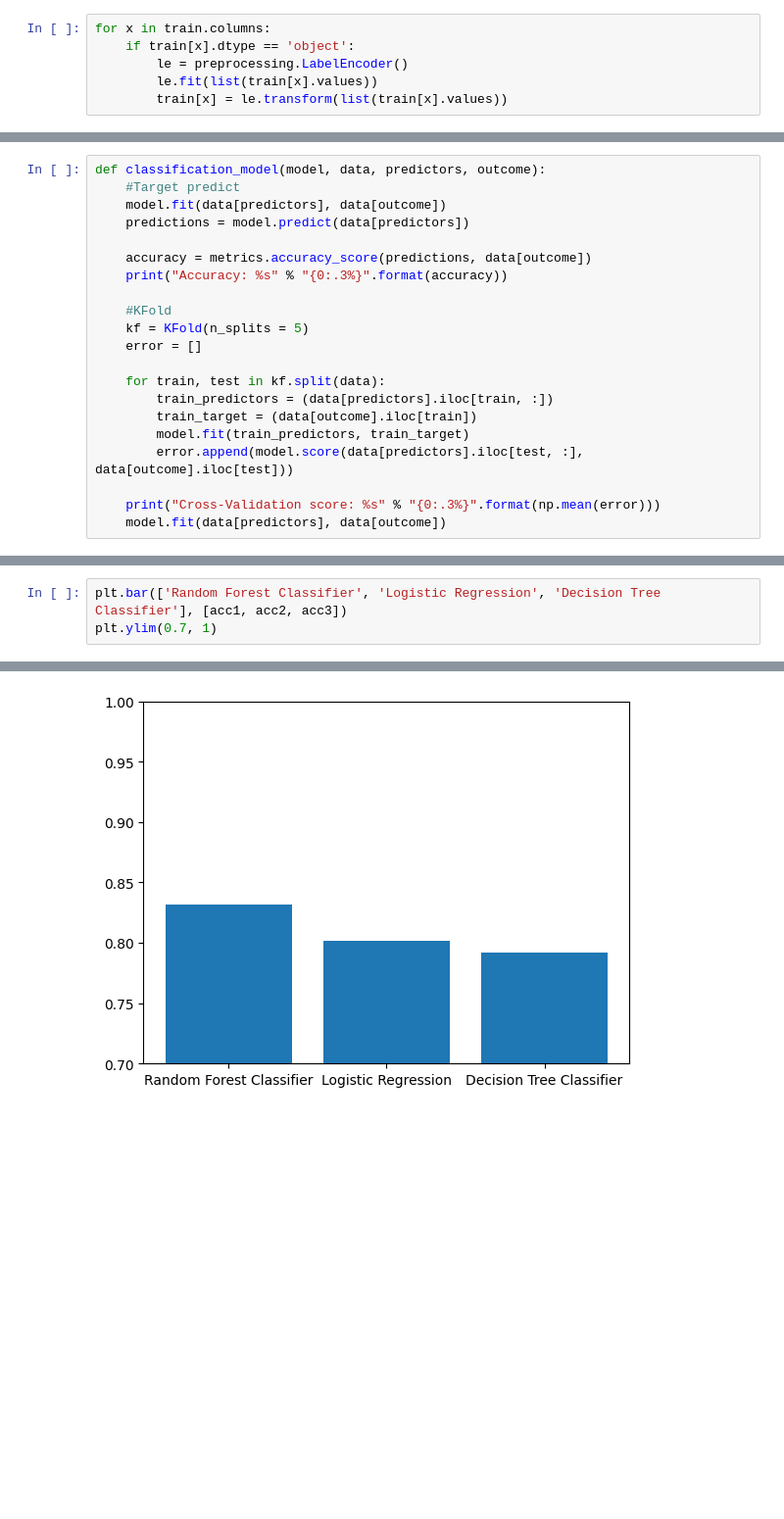
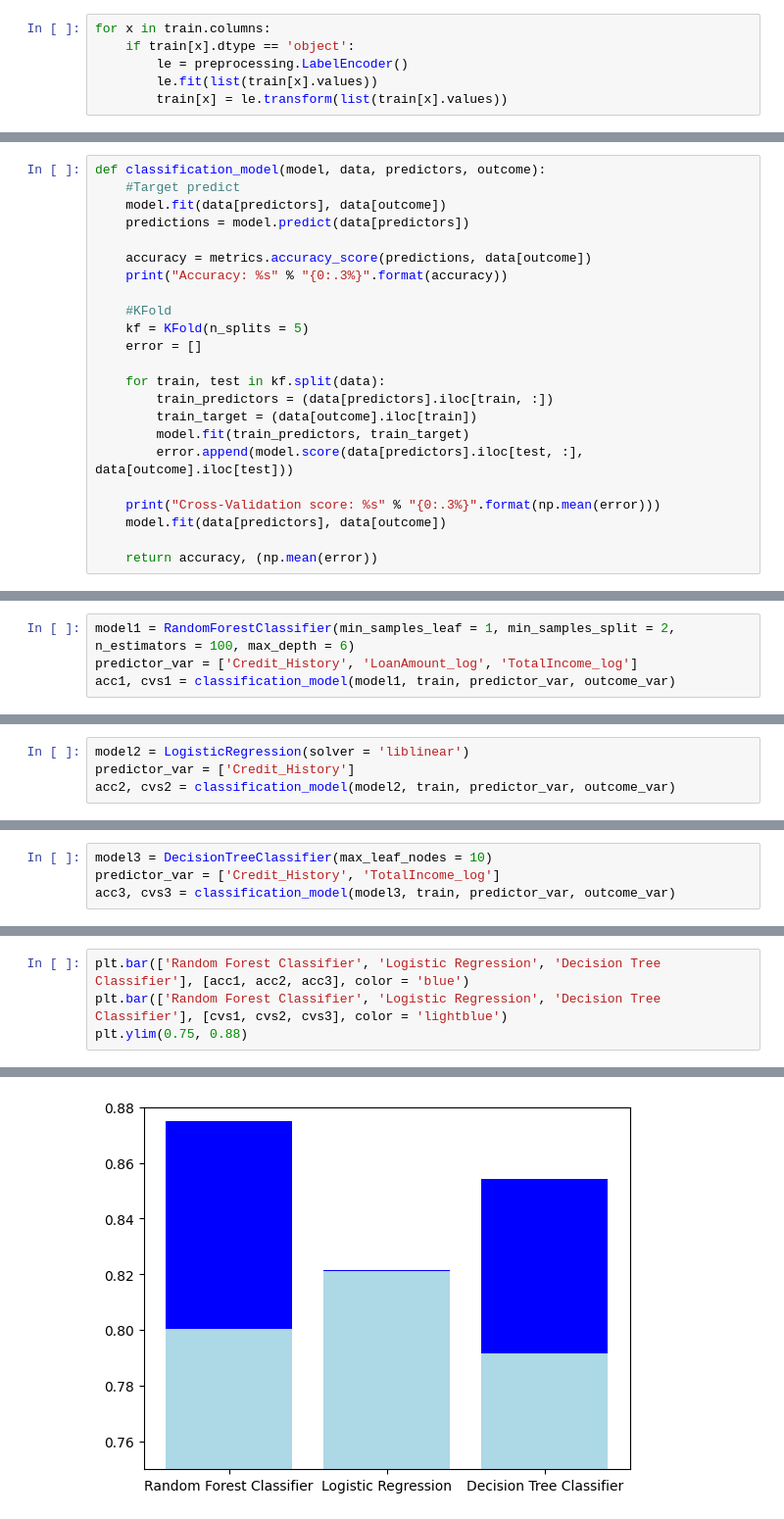
Before and after one commit to maguraaron/adatkezelo, a Jupyter notebook: beadando_nagy.ipynb, the cells around one changed output, grey strips where cells are left out. Shown at 98% size. Cells and saved outputs as stored; diff of their text form; blank space fills up the shorter version.

```diff
--- a/beadando_nagy.ipynb
+++ b/beadando_nagy.ipynb
@@ -230,4 +283,6 @@ def classification_model(model, data, predictors, outcome):
 
     print("Cross-Validation score: %s" % "{0:.3%}".format(np.mean(error)))
     model.fit(data[predictors], data[outcome])
+
+    return accuracy, (np.mean(error))
 # %%
@@ -264,0 +313,4 @@ Cross-Validation score: 80.926%
+# %%
+model1 = RandomForestClassifier(min_samples_leaf = 1, min_samples_split = 2, n_estimators = 100, max_depth = 6)
+predictor_var = ['Credit_History', 'LoanAmount_log', 'TotalIncome_log']
+acc1, cvs1 = classification_model(model1, train, predictor_var, outcome_var)
@@ -264,0 +345,4 @@ Cross-Validation score: 80.926%
+# %%
+model2 = LogisticRegression(solver = 'liblinear')
+predictor_var = ['Credit_History']
+acc2, cvs2 = classification_model(model2, train, predictor_var, outcome_var)
@@ -264,0 +375,4 @@ Cross-Validation score: 80.926%
+# %%
+model3 = DecisionTreeClassifier(max_leaf_nodes = 10)
+predictor_var = ['Credit_History', 'TotalIncome_log']
+acc3, cvs3 = classification_model(model3, train, predictor_var, outcome_var)
@@ -265,4 +382,5 @@ Cross-Validation score: 80.926%
 # %%
-plt.bar(['Random Forest Classifier', 'Logistic Regression', 'Decision Tree Classifier'], [acc1, acc2, acc3])
-plt.ylim(0.7, 1)
+plt.bar(['Random Forest Classifier', 'Logistic Regression', 'Decision Tree Classifier'], [acc1, acc2, acc3], color = 'blue')
+plt.bar(['Random Forest Classifier', 'Logistic Regression', 'Decision Tree Classifier'], [cvs1, cvs2, cvs3], color = 'lightblue')
+plt.ylim(0.75, 0.88)
 # %% [output]
@@ -270 +388 @@ plt.ylim(0.7, 1)
-[figure, old version]
+[figure, new version]
```
Also changed, not shown: parts of 21 cells of this notebook.
